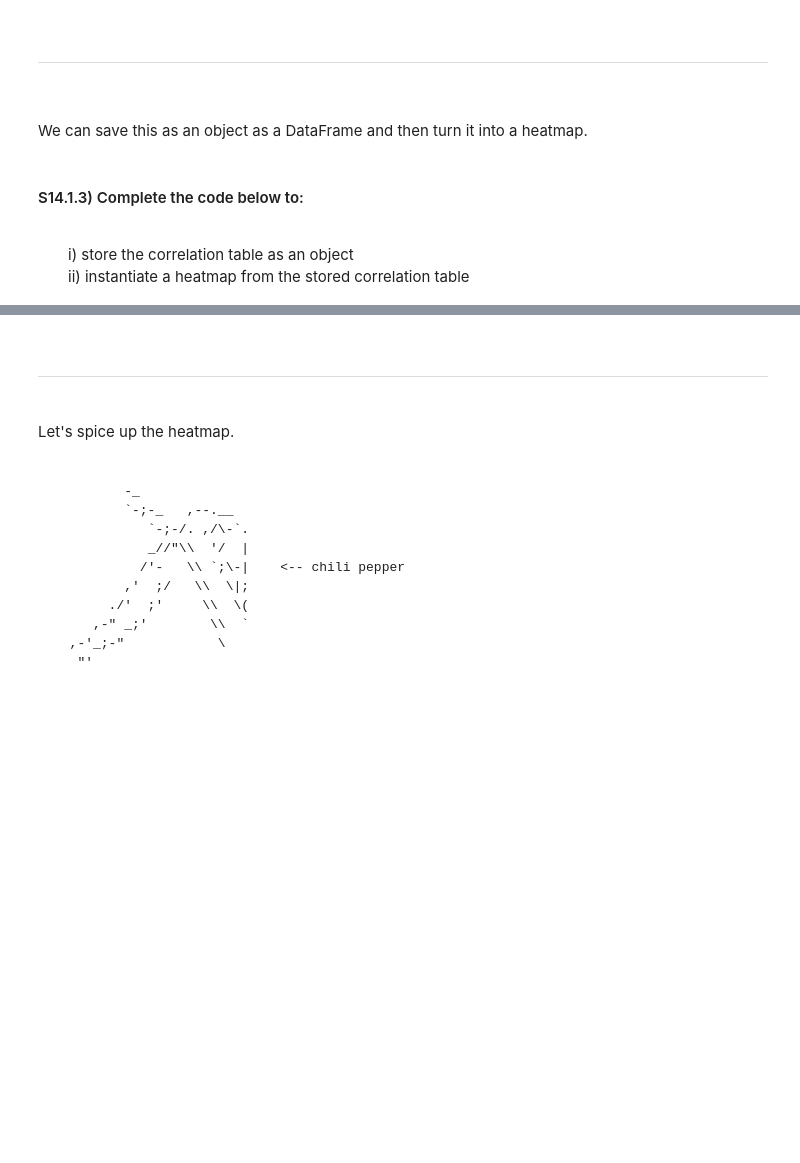
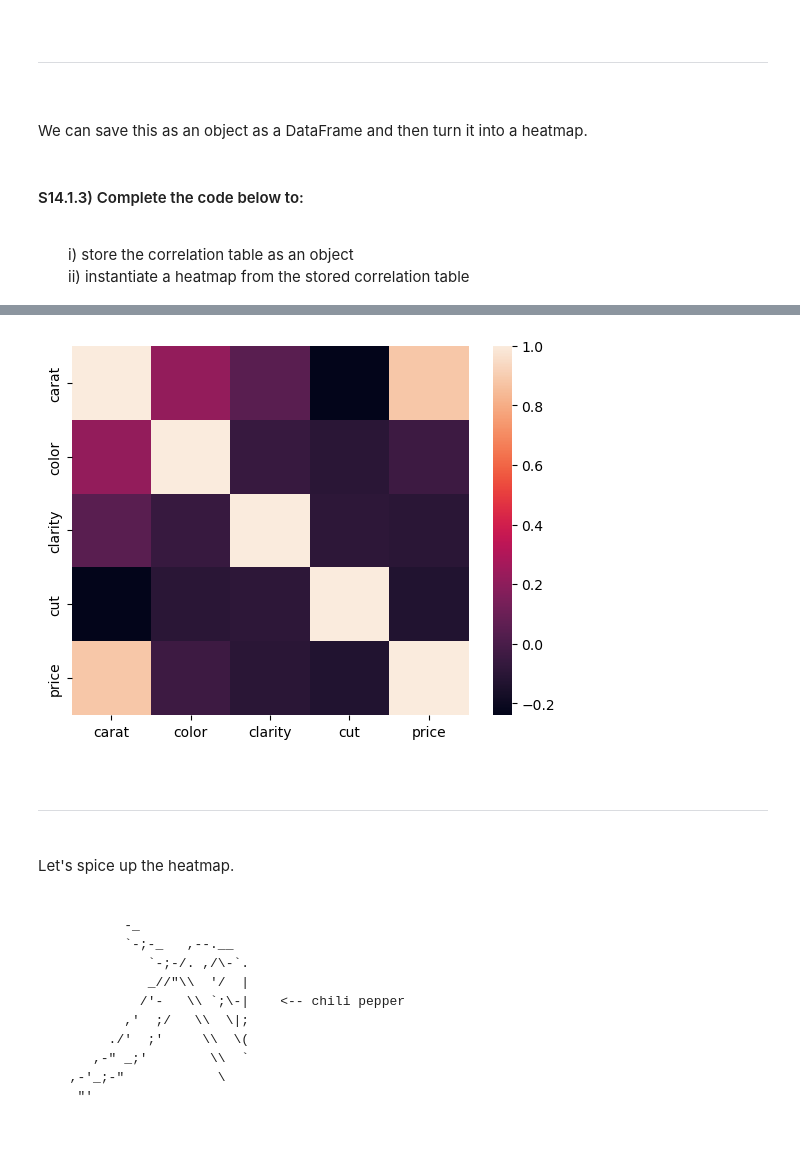
Before and after one commit to chase-kusterer/DAT-7466, a Jupyter notebook: Script 08 - Linear Relationships - Guided.ipynb, the cells around one changed output, grey strips where cells are left out. Drawn from its saved outputs; the diff is of its cells as text; code cells hidden in the pictures; blank space fills up the shorter version.

```diff
--- a/Script 08 - Linear Relationships - Guided.ipynb
+++ b/Script 08 - Linear Relationships - Guided.ipynb
@@ -42,18 +42,17 @@ Use the <em>diamonds</em> sheet of the <em>diamonds.xlsx</em> Excel file.
 ## Session 14.1.1 ##
 
 # importing packages
-import ____ as pd # data science essentials
-import ____ as plt # NEW: data visualization essentials
-import ____ as sns # NEW: enhanced data visualization
+import pandas as pd             # data science essentials
+import matplotlib.pyplot as plt # NEW: data visualization essentials
+import seaborn as sns           # NEW: enhanced data visualization
 
 
 # suppressing user warnings
 import warnings # warnings
 warnings.simplefilter(action='ignore', category=UserWarning)
 
-
 # specifying a file name
-file = ____
+file = 'diamonds.xlsx'
 
 
 # converting data types with a dictionary
@@ -62,11 +61,11 @@ data_types = {"channel" : str,
 
 
 # reading the file into Python through pandas
-diamonds = ____.____(io         = ____      ,
-                     sheet_name = ____      ,
-                     header     = ____      ,
-                     dtype      = ____      )
+diamonds = pd.read_excel(io         = file      ,
+                         sheet_name = 'diamonds',
+                         header     = 0         ,
+                         dtype      = data_types)
 
 
 # outputting the first 5 rows of the dataset
-____
+diamonds.head(n = 5)
@@ -90,15 +155,18 @@ We can save this as an object as a DataFrame and then turn it into a heatmap.
 # %%
 ## Session 14.1.3 ##
 
 # converting correlation matrix into a DataFrame
-diamonds_corr = diamonds.____(method = 'pearson').round(____)
+diamonds_corr = diamonds.iloc[ : , 1: ].corr(method = 'pearson',
+                                             numeric_only = True).round(decimals = 2)
 
 # instantiating a heatmap
-sns.heatmap(data = ____)
+sns.heatmap(data = diamonds_corr)
 
 
 # displaying the plot
 plt.show(block = True)
+# %% [output]
+[figure, added]
 # %% [markdown]
 <br><hr style="height:.9px;border-width:0;color:gray;background-color:gray"><br>
 Let's spice up the heatmap.
```
Also changed, not shown: parts of 15 cells of this notebook, 4 other files.
